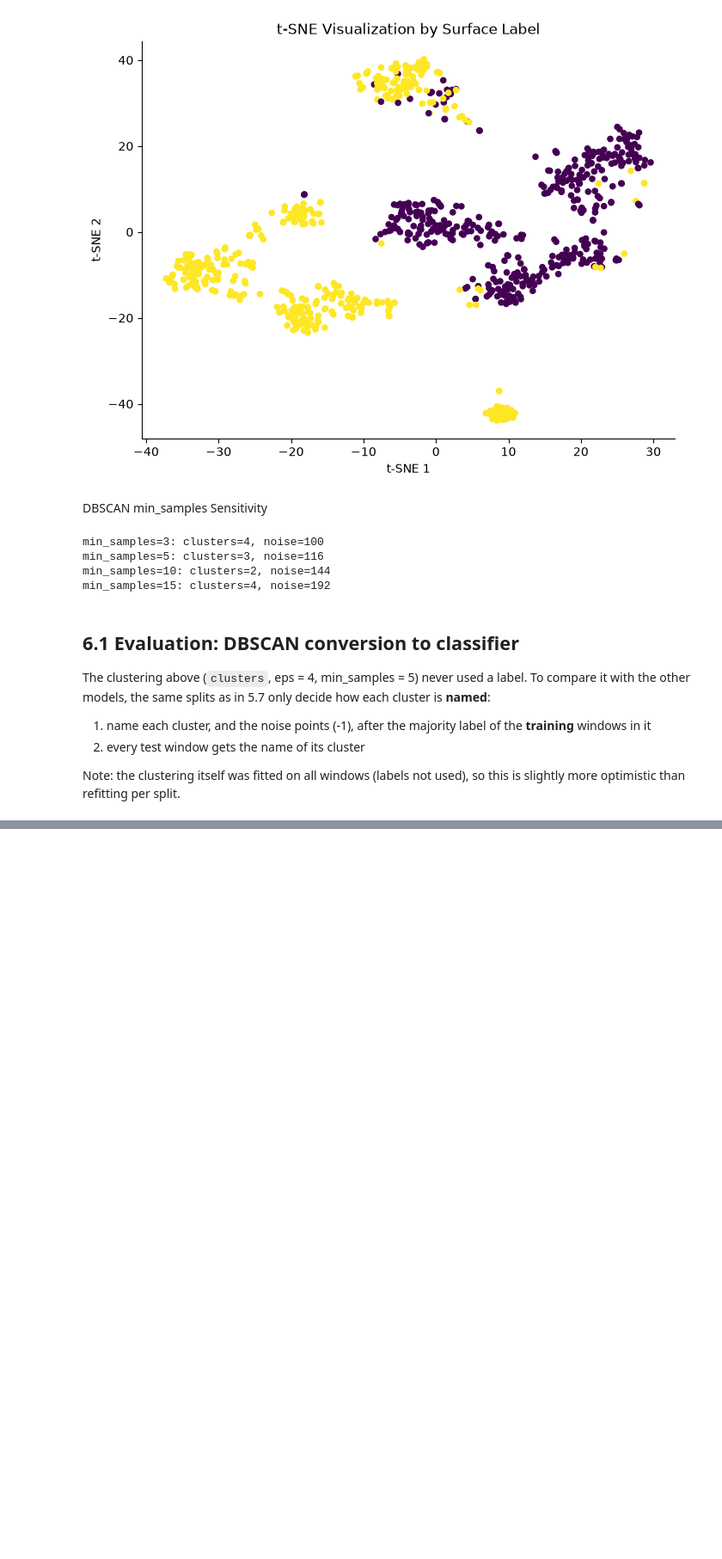
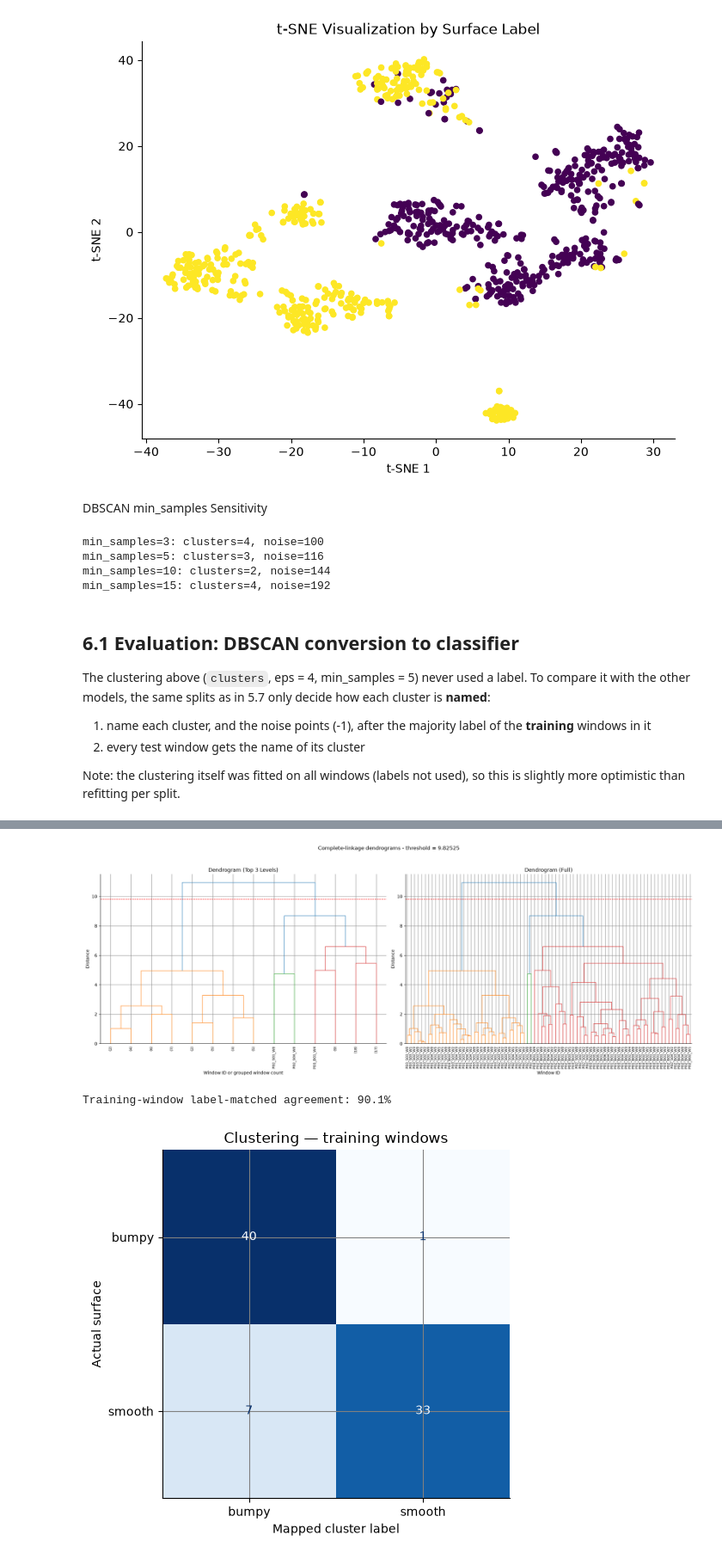
Before and after one commit to kostasparma/Machine_Learning_for_rides, a Jupyter notebook: group19.ipynb, the cells around one changed output, grey strips where cells are left out. Shown at 86% size. Cells and saved outputs as stored; diff of their text form; code cells hidden in the pictures; blank space fills up the shorter version.

```diff
--- a/group19.ipynb
+++ b/group19.ipynb
@@ -2463,0 +3869,22 @@ saved to D:\2-Courses\5ARE0-Project\Machine_Learning_for_rides\artifacts\results
+# %%
+best_columns = top_k_features[:best_k_clustering]
+
+Z_best, clusters_best, threshold_best = perform_clustering(
+    X_train_scaled[best_columns],
+    method="complete"
+)
+
+window_labels = features_df.loc[
+    X_train.index, "window_id"
+].tolist()
+
+plot_dendrogram(Z_best, window_labels, threshold_best)
+
+best_accuracy, mapped_labels = evaluate_clustering(
+    clusters_best,
+    y_train_encoded
+)
+# %% [output]
+[figure, added]
+Training-window label-matched agreement: 90.1%
+[figure, added]
```
Also changed, not shown: parts of 65 cells of this notebook.
